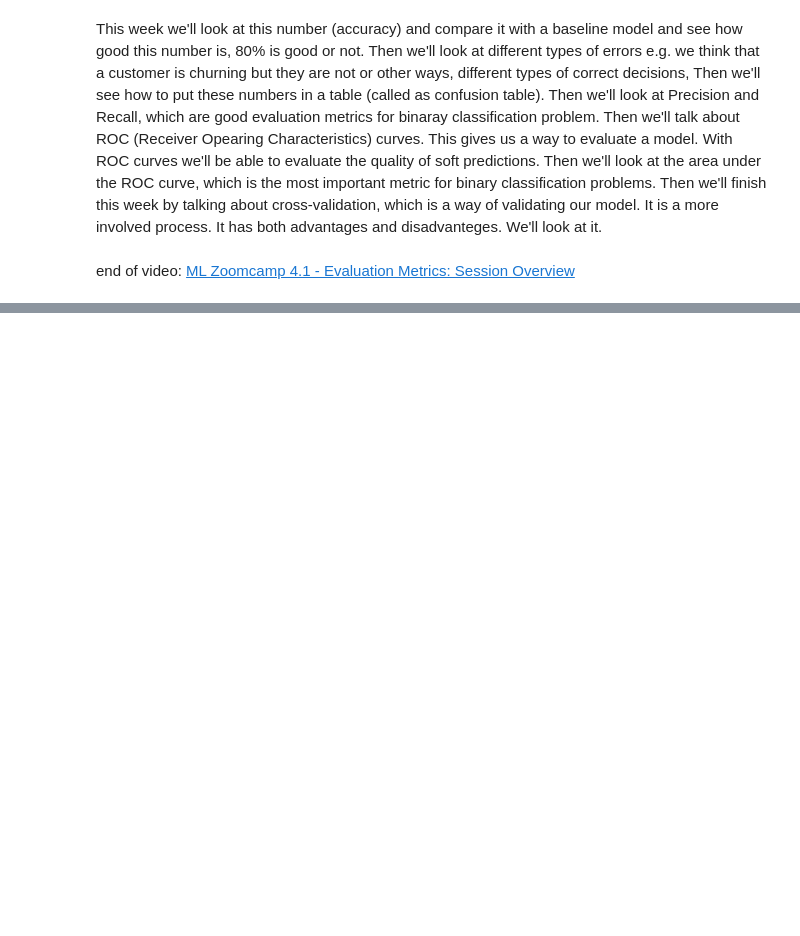
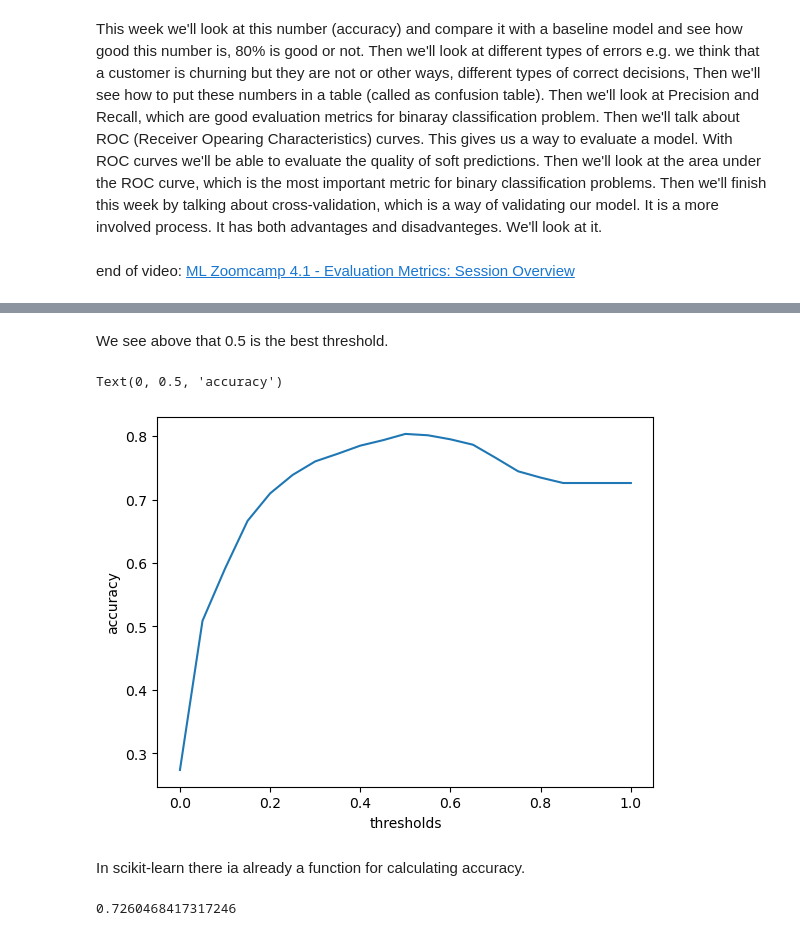
Before and after one commit to bhasarma/mlcoursezoom-camp, a Jupyter notebook: WK04-evaluation/WK04_evaluation_notebook.ipynb, the cells around one changed output, grey strips where cells are left out. Drawn from its saved outputs; the diff is of its cells as text; code cells hidden in the pictures; blank space fills up the shorter version.

```diff
--- a/WK04-evaluation/WK04_evaluation_notebook.ipynb
+++ b/WK04-evaluation/WK04_evaluation_notebook.ipynb
@@ -105,0 +126,3 @@ Here we'll look at accuracy and discuss if 80% accuracy is good enough or not.
+# %%
+thresholds = np.linspace(0, 1, 21)
+thresholds
@@ -105,0 +134,7 @@ Here we'll look at accuracy and discuss if 80% accuracy is good enough or not.
+# %%
+scores = []
+for t in thresholds:
+    churn_decision = (y_pred >= t)
+    score = (y_val == churn_decision).mean()
+    print('%.2f  %.3f' %(t, score))
+    scores.append(score)
@@ -105,0 +159,11 @@ Here we'll look at accuracy and discuss if 80% accuracy is good enough or not.
+# %% [markdown]
+We see above that 0.5 is the best threshold.
+# %%
+plt.plot(thresholds, scores)
+plt.xlabel('thresholds')
+plt.ylabel('accuracy')
+# %% [output]
+Text(0, 0.5, 'accuracy')
+[figure, added]
+# %% [markdown]
+In scikit-learn there ia already a function for calculating accuracy.
@@ -105,0 +172,4 @@ Here we'll look at accuracy and discuss if 80% accuracy is good enough or not.
+# %%
+accuracy_score(y_val, churn_decision)
+# %% [output]
+0.7260468417317246
```
Also changed, not shown: parts of 27 cells of this notebook.
